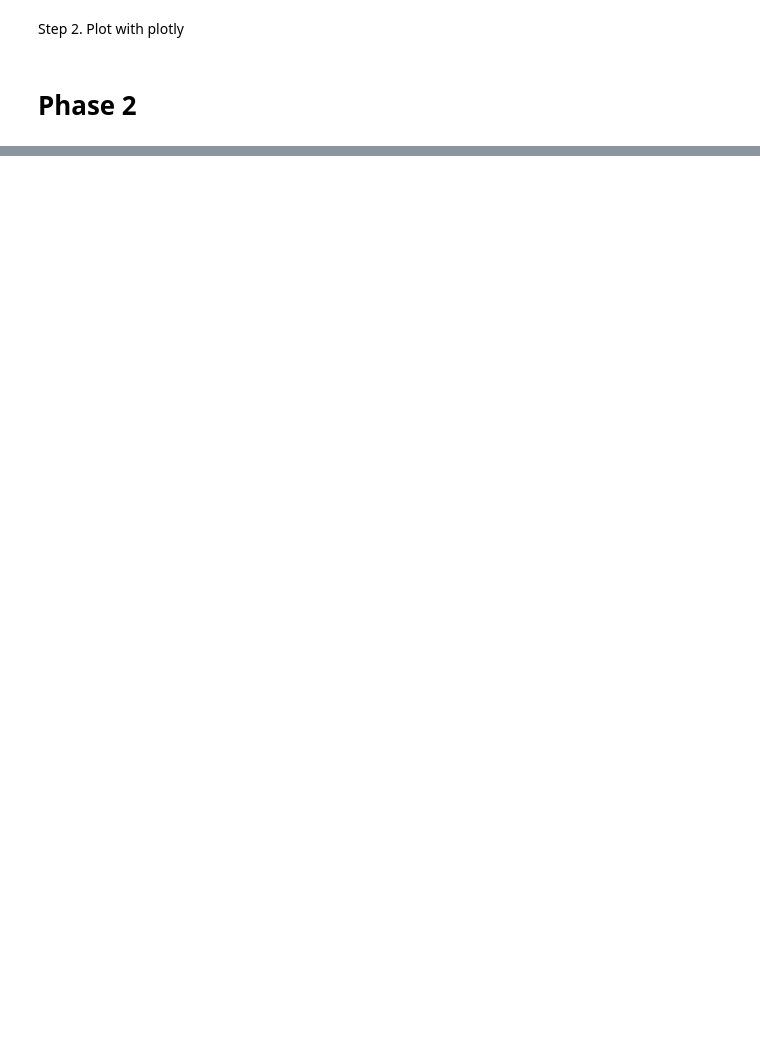
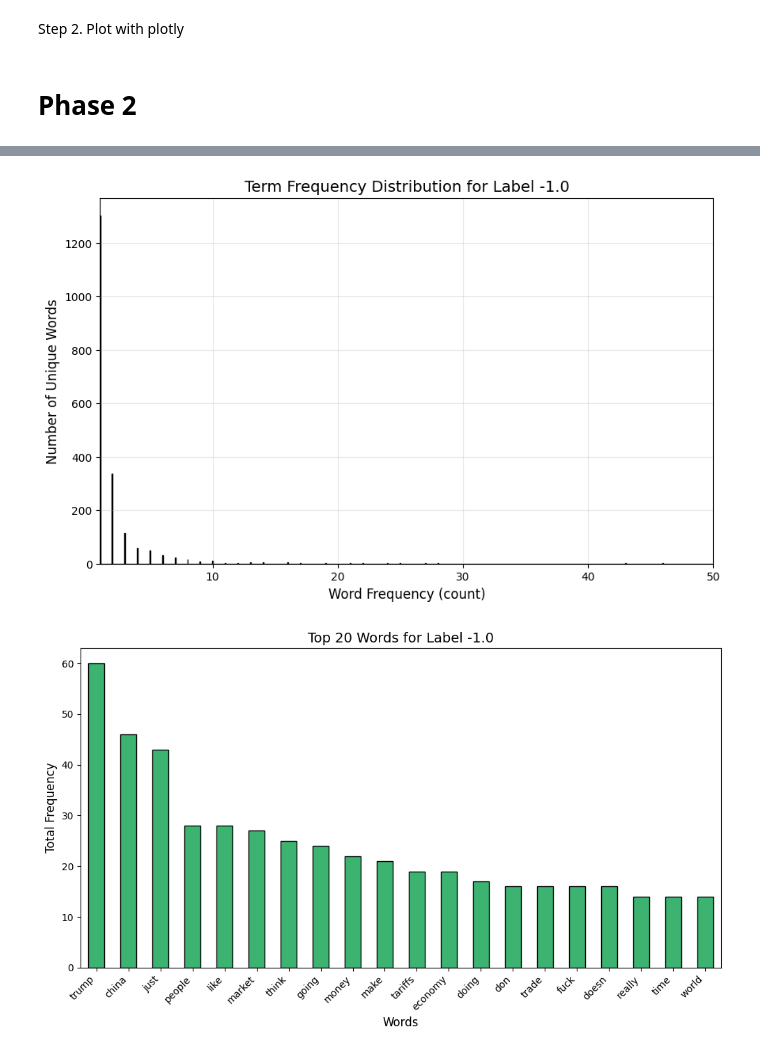
Before and after one commit to ChengYou-Liou/DM2025-Lab1-Exercise, a Jupyter notebook: DM2025-Lab1-Homework.ipynb, the cells around one changed output, grey strips where cells are left out. Cells and saved outputs as stored; diff of their text form; code cells hidden in the pictures; blank space fills up the shorter version.

```diff
--- a/DM2025-Lab1-Homework.ipynb
+++ b/DM2025-Lab1-Homework.ipynb
@@ -468,0 +536,35 @@ fig.show()
+# %%
+
+# Visualize Word Frequency Distributions for Reddit Sentiment Labels
+
+# Choose a label to visualize
+label_number = 0
+selected_label = labels[label_number]
+
+# 1.Histogram: Term Frequency Distribution
+word_counts = filt_term_document_dfs[selected_label].sum(axis=0).to_numpy()
+
+plt.figure(figsize=(10, 6))
+plt.hist(word_counts, bins=1000, color='steelblue', edgecolor='black')
+plt.title(f'Term Frequency Distribution for Label {selected_label}', fontsize=14)
+plt.xlabel('Word Frequency (count)', fontsize=12)
+plt.ylabel('Number of Unique Words', fontsize=12)
+plt.xlim(1, 50)
+plt.grid(True, alpha=0.3)
+plt.show()
+
+# 2. Bar Chart: Top 20 Most Frequent Words ---
+word_sums = filt_term_document_dfs[selected_label].sum(axis=0).sort_values(ascending=False)
+top_words = word_sums.head(20)
+
+plt.figure(figsize=(10, 6))
+top_words.plot(kind='bar', color='mediumseagreen', edgecolor='black')
+plt.title(f'Top 20 Words for Label {selected_label}', fontsize=14)
+plt.xlabel('Words', fontsize=12)
+plt.ylabel('Total Frequency', fontsize=12)
+plt.xticks(rotation=45, ha='right')
+plt.tight_layout()
+plt.show()
+# %% [output]
+[figure, added]
+[figure, added]
```
Also changed, not shown: parts of 59 cells of this notebook.
